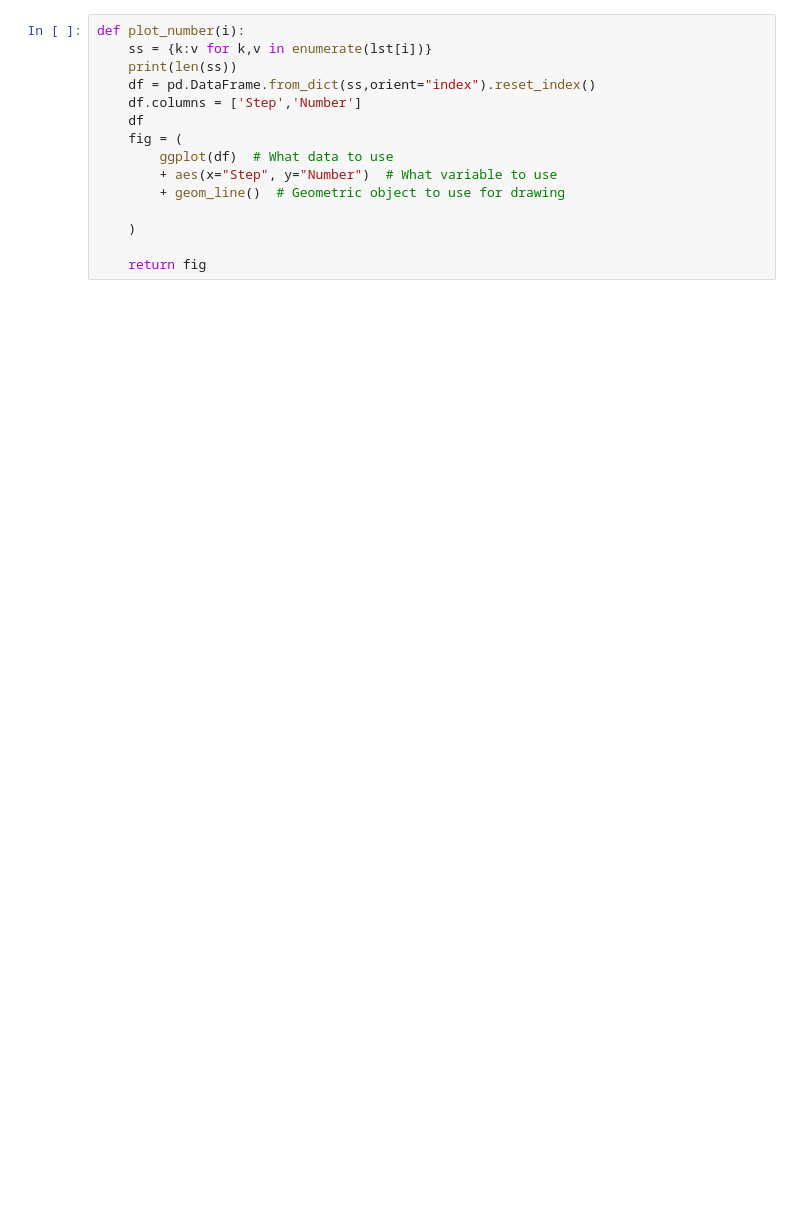
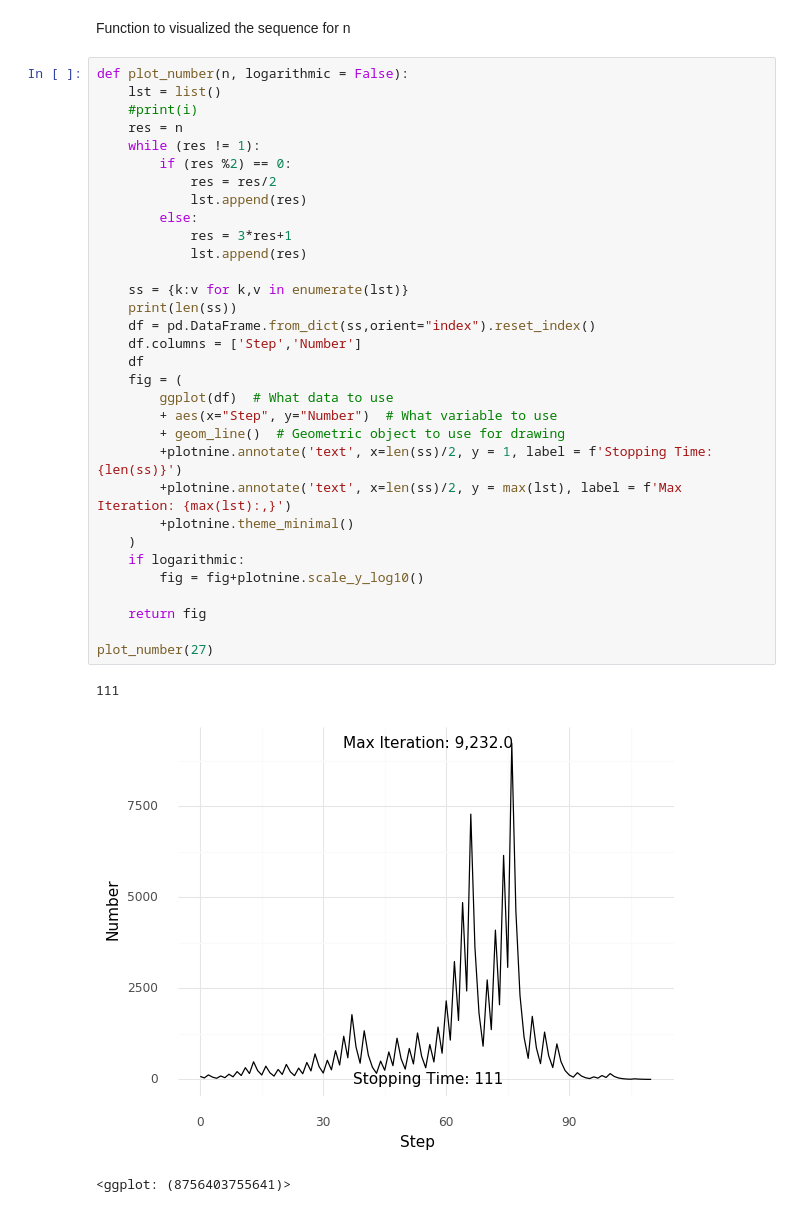
Before and after one commit to Ozeidi/Math_Play_Ground, a Jupyter notebook: 01.Collatz Conjecture.ipynb, the cells around one changed output. Drawn from its saved outputs; the diff is of its cells as text; blank space fills up the shorter version.

```diff
--- a/01.Collatz Conjecture.ipynb
+++ b/01.Collatz Conjecture.ipynb
@@ -66,15 +83,38 @@ df
+# %% [markdown]
+Function to visualized the sequence for n
 # %%
-def plot_number(i):
-    ss = {k:v for k,v in enumerate(lst[i])}
+def plot_number(n, logarithmic = False):
+    lst = list()
+    #print(i)
+    res = n
+    while (res != 1):
+        if (res %2) == 0:
+            res = res/2
+            lst.append(res)
+        else:
+            res = 3*res+1
+            lst.append(res)
+
+    ss = {k:v for k,v in enumerate(lst)}
     print(len(ss))
     df = pd.DataFrame.from_dict(ss,orient="index").reset_index()
     df.columns = ['Step','Number']
     df
     fig = (
         ggplot(df)  # What data to use
         + aes(x="Step", y="Number")  # What variable to use
         + geom_line()  # Geometric object to use for drawing
-
+        +plotnine.annotate('text', x=len(ss)/2, y = 1, label = f'Stopping Time: {len(ss)}')
+        +plotnine.annotate('text', x=len(ss)/2, y = max(lst), label = f'Max Iteration: {max(lst):,}')
+        +plotnine.theme_minimal()
     )
+    if logarithmic:
+        fig = fig+plotnine.scale_y_log10()
 
     return fig
+
+plot_number(27)
+# %% [output]
+111
+[figure, added]
+<ggplot: (8756403755641)>
```
Also changed, not shown: parts of 12 cells of this notebook, 10 other files.
